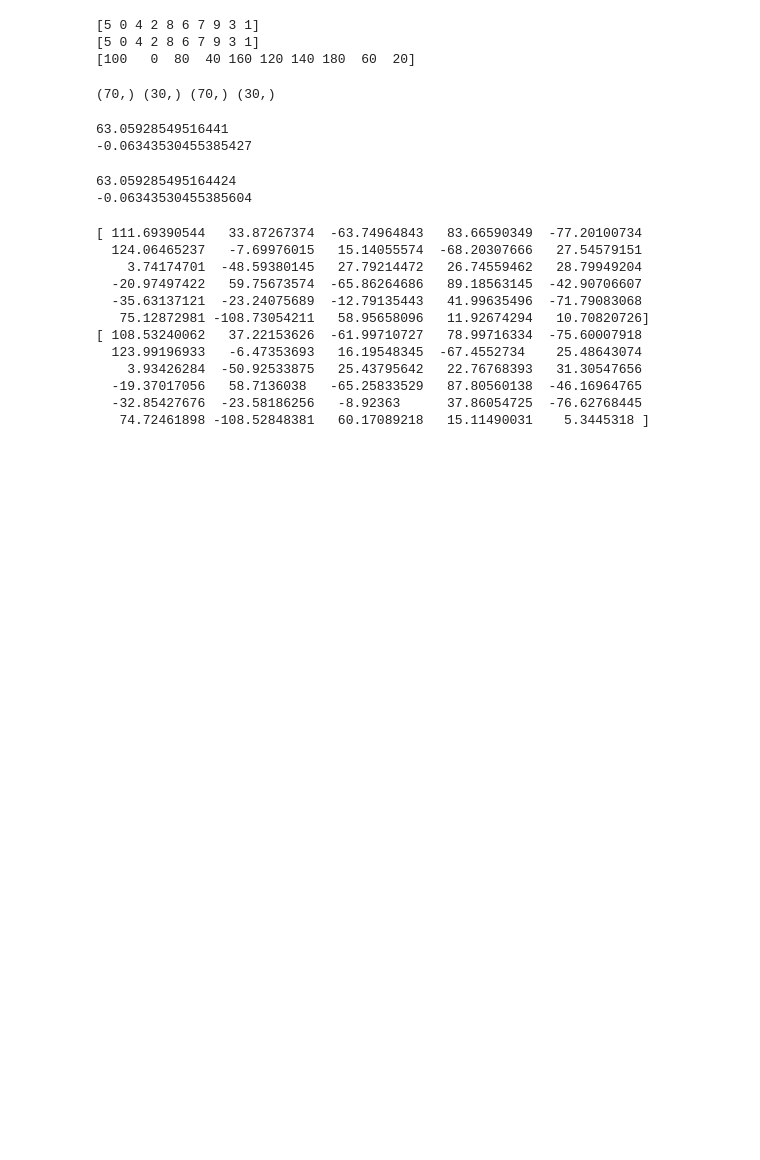
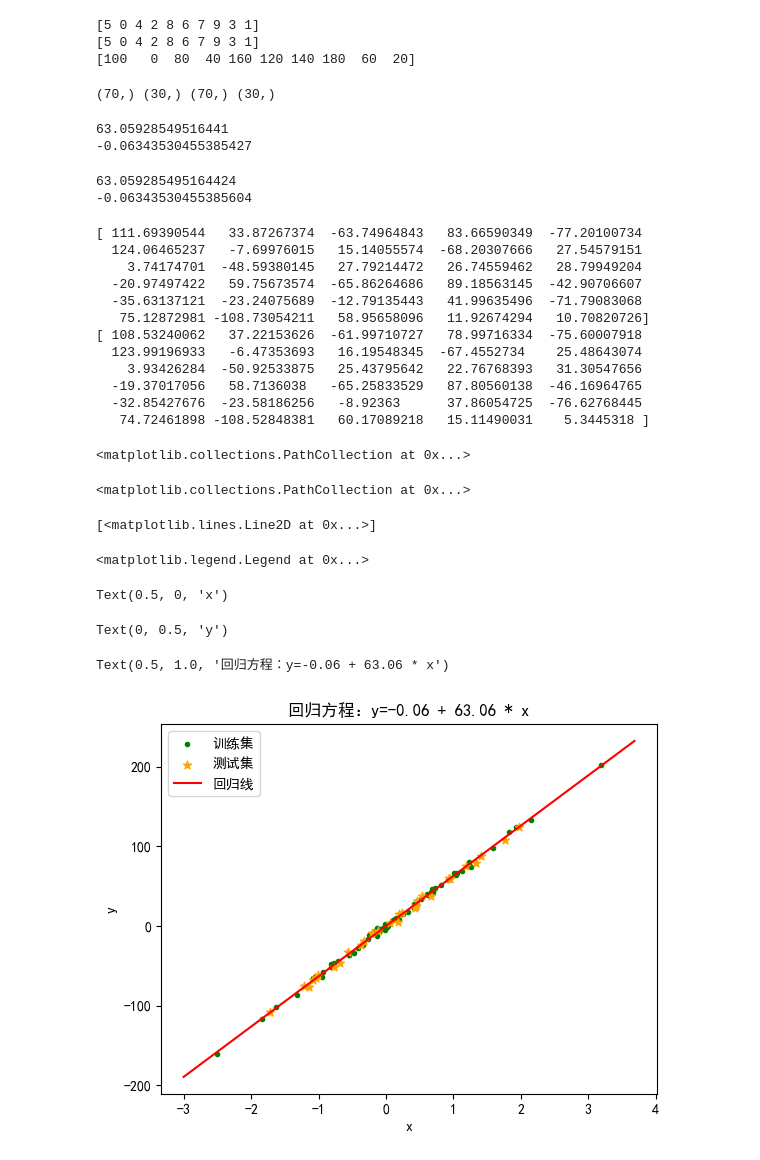
Before and after one commit to dudululv/first-python-project, a Jupyter notebook: 25 11.25简单线性回归/1简单线性回归.ipynb, the cells around one changed output. Cells and saved outputs as stored; diff of their text form; code cells hidden in the pictures; blank space fills up the shorter version.

```diff
--- a/25 11.25简单线性回归/1简单线性回归.ipynb
+++ b/25 11.25简单线性回归/1简单线性回归.ipynb
@@ -160,23 +163,24 @@ print(y_test)
   -32.85427676  -23.58186256   -8.92363      37.86054725  -76.62768445
    74.72461898 -108.52848381   60.17089218   15.11490031    5.3445318 ]
 # %%
+#绘制回归线
 # plt.rcParams["font.family"] = "SimHei"
 # plt.rcParams["axes.unicode_minus"] = False
-
-plt.scatter(train_x, train_y, c="g", marker=".", label="训练集")
-plt.scatter(test_x, test_y, c="orange", marker="*", label="测试集")
-t = np.linspace(train_x.min() - 0.5, train_x.max() + 0.5, 100)
+plt.scatter(x_train, y_train, c="g", marker=".", label="训练集")
+plt.scatter(x_test,y_test, c="orange", marker="*", label="测试集")
+t = np.linspace(x_train.min() - 0.5, x_train.max() + 0.5, 100)#密集划分点
 t2 = w0 + w1 * t
-plt.plot(t, t2, c="r", label="回归线")
+plt.plot(t, t2, c="r", label="回归线")#将点连线
 plt.legend()
 plt.xlabel("x")
 plt.ylabel("y")
 plt.title(f"回归方程：y={w0:.2f} + {w1:.2f} * x")
-
-plt.figure(figsize=(12, 5))
-index = np.arange(test_y.shape[0])
-plt.plot(index,test_y, label="真实值", color="r", marker="o", ls="--")
-plt.plot(index, y_hat, label="预测值", color="g", marker="o", ls="--")
-plt.xlabel("测试集样本序号")
-plt.ylabel("样本的真实值（预测值）")
-plt.legend()
+# %% [output]
+<matplotlib.collections.PathCollection at 0x...>
+<matplotlib.collections.PathCollection at 0x...>
+[<matplotlib.lines.Line2D at 0x...>]
+<matplotlib.legend.Legend at 0x...>
+Text(0.5, 0, 'x')
+Text(0, 0.5, 'y')
+Text(0.5, 1.0, '回归方程：y=-0.06 + 63.06 * x')
+[figure, added]
```
Also changed, not shown: parts of 4 cells of this notebook, 5 other files.
